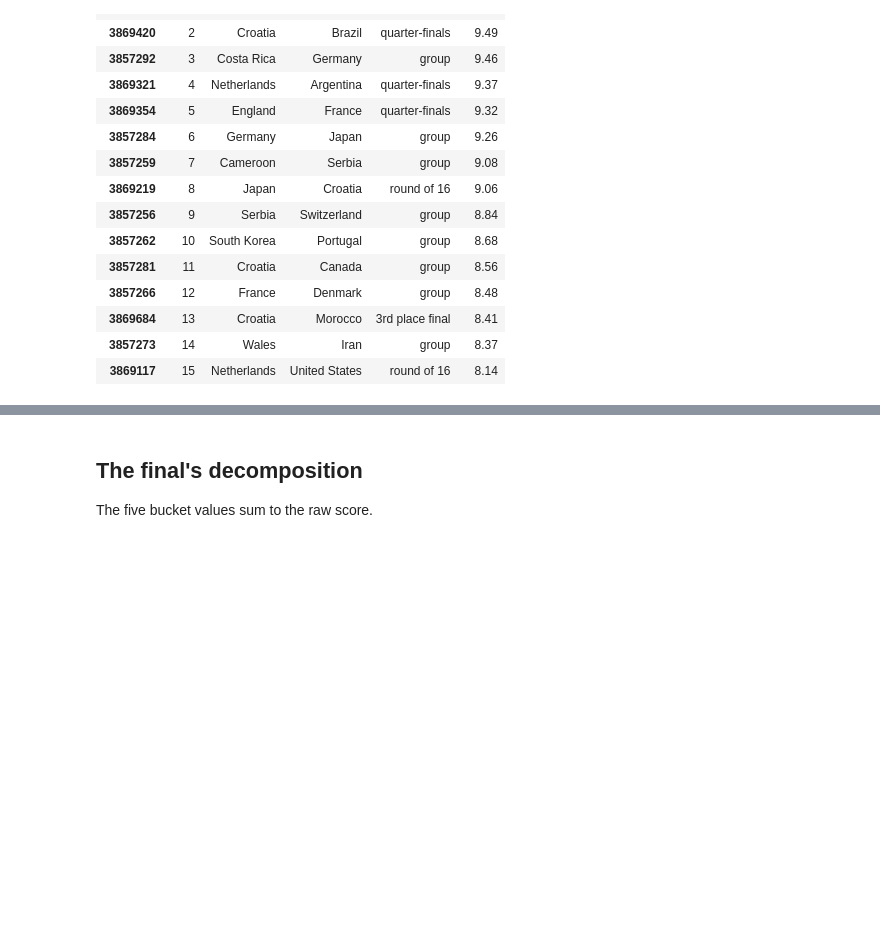
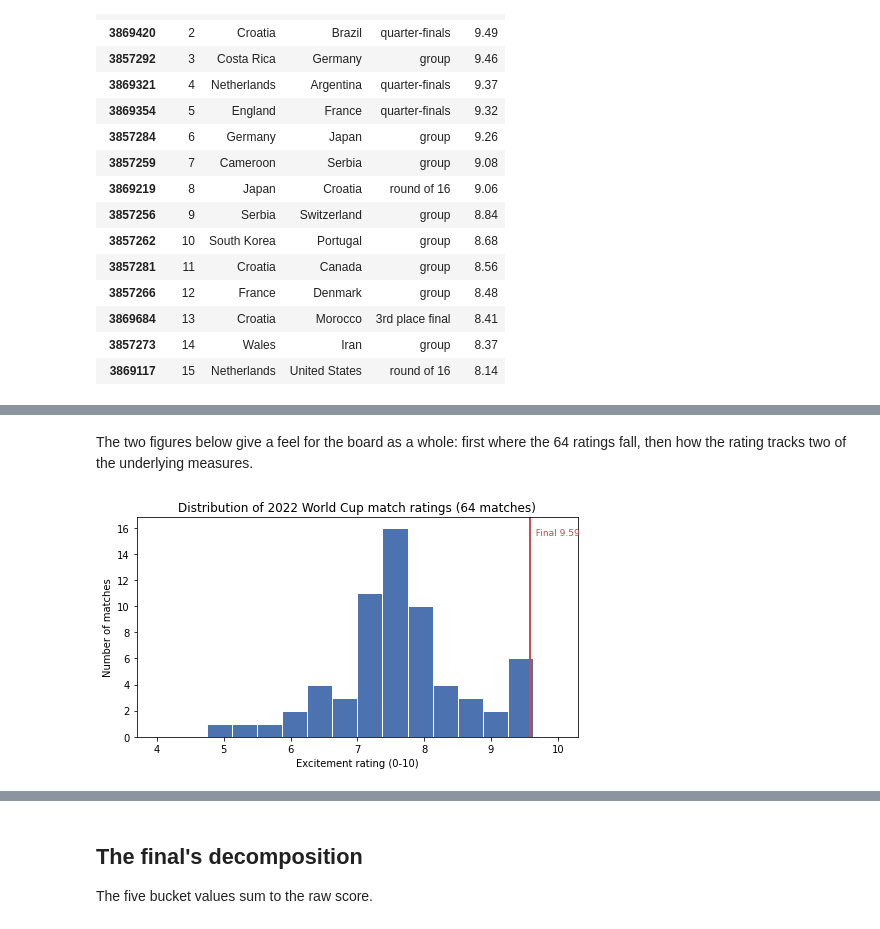
Before and after one commit to jkbren/excitement-index-soccer, a Jupyter notebook: notebooks/01_score_a_tournament.ipynb, the cells around one changed output, grey strips where cells are left out. Saved outputs shown, nothing was run; the diff lists cells and outputs as text; code cells hidden in the pictures; blank space fills up the shorter version.

Commit message:
Enrich example notebooks with explanatory markdown and a few figures

```diff
--- a/notebooks/01_score_a_tournament.ipynb
+++ b/notebooks/01_score_a_tournament.ipynb
@@ -61,0 +87,18 @@ board[["rank", "home", "away", "stage", "rating"]].head(15)
+# %% [markdown]
+The two figures below give a feel for the board as a whole: first where the 64 ratings fall, then how the rating tracks two of the underlying measures.
+# %%
+import matplotlib.pyplot as plt
+
+fig, ax = plt.subplots(figsize=(7, 4))
+ax.hist(board["rating"], bins=16, range=(4, 10), color="#4C72B0", edgecolor="white")
+final_rating = board.loc[3869685, "rating"]
+ax.axvline(final_rating, color="#C44E52", lw=2)
+ax.text(final_rating, ax.get_ylim()[1] * 0.95, f"  Final {final_rating:.2f}",
+        color="#C44E52", va="top", ha="left", fontsize=9)
+ax.set_xlabel("Excitement rating (0-10)")
+ax.set_ylabel("Number of matches")
+ax.set_title("Distribution of 2022 World Cup match ratings (64 matches)")
+plt.tight_layout()
+plt.show()
+# %% [output]
+[figure, added]
```
Also changed, not shown: parts of 10 cells of this notebook, 2 other files.
